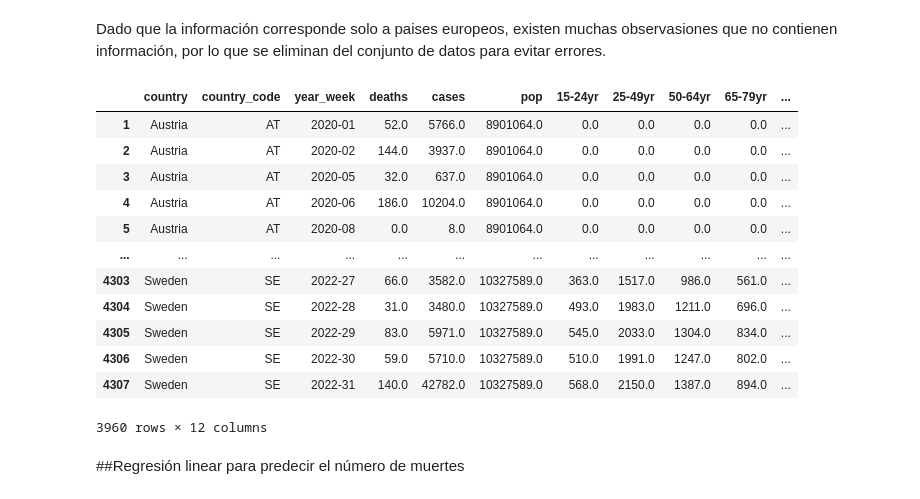
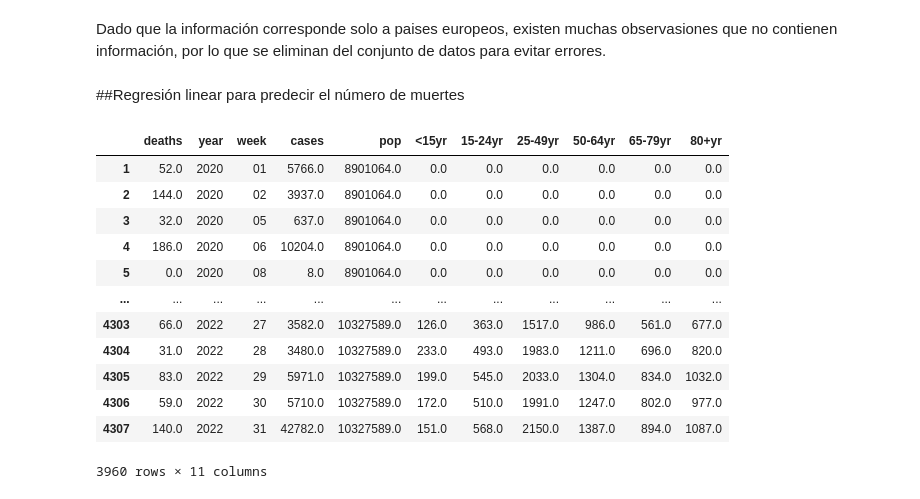
Before and after one commit to earandir/TecnicasIA, a Jupyter notebook: mexandatos06act2.ipynb, the cells around one changed output. Saved outputs shown, nothing was run; the diff lists cells and outputs as text; code cells hidden in the pictures.

```diff
--- a/mexandatos06act2.ipynb
+++ b/mexandatos06act2.ipynb
@@ -210,20 +255,23 @@ covidFinal = covid.merge(covidAge, left_on=['country', 'country_code', 'year_wee
 # %% [markdown]
 Dado que la información corresponde solo a paises europeos, existen muchas observasiones que no contienen información, por lo que se eliminan del conjunto de datos para evitar errores.
 # %%
-covidFinal.dropna()
+covidFinal.dropna(inplace=True)
-# %% [output]
-|  | country | country_code | year_week | deaths | cases | pop | 15-24yr | 25-49yr | 50-64yr | 65-79yr | ... |
-| 1 | Austria | AT | 2020-01 | 52.0 | 5766.0 | 8901064.0 | 0.0 | 0.0 | 0.0 | 0.0 | ... |
-| 2 | Austria | AT | 2020-02 | 144.0 | 3937.0 | 8901064.0 | 0.0 | 0.0 | 0.0 | 0.0 | ... |
-| 3 | Austria | AT | 2020-05 | 32.0 | 637.0 | 8901064.0 | 0.0 | 0.0 | 0.0 | 0.0 | ... |
-| 4 | Austria | AT | 2020-06 | 186.0 | 10204.0 | 8901064.0 | 0.0 | 0.0 | 0.0 | 0.0 | ... |
-| 5 | Austria | AT | 2020-08 | 0.0 | 8.0 | 8901064.0 | 0.0 | 0.0 | 0.0 | 0.0 | ... |
-| ... | ... | ... | ... | ... | ... | ... | ... | ... | ... | ... | ... |
-| 4303 | Sweden | SE | 2022-27 | 66.0 | 3582.0 | 10327589.0 | 363.0 | 1517.0 | 986.0 | 561.0 | ... |
-| 4304 | Sweden | SE | 2022-28 | 31.0 | 3480.0 | 10327589.0 | 493.0 | 1983.0 | 1211.0 | 696.0 | ... |
-| 4305 | Sweden | SE | 2022-29 | 83.0 | 5971.0 | 10327589.0 | 545.0 | 2033.0 | 1304.0 | 834.0 | ... |
-| 4306 | Sweden | SE | 2022-30 | 59.0 | 5710.0 | 10327589.0 | 510.0 | 1991.0 | 1247.0 | 802.0 | ... |
-| 4307 | Sweden | SE | 2022-31 | 140.0 | 42782.0 | 10327589.0 | 568.0 | 2150.0 | 1387.0 | 894.0 | ... |
-3960 rows × 12 columns
 # %% [markdown]
 ##Regresión linear para predecir el número de muertes
+# %%
+lr = covidFinal[['deaths', 'year', 'week', 'cases', 'pop', '<15yr', '15-24yr', '25-49yr', '50-64yr', '65-79yr', '80+yr']]
+lr
+# %% [output]
+|  | deaths | year | week | cases | pop | <15yr | 15-24yr | 25-49yr | 50-64yr | 65-79yr | 80+yr |
+| 1 | 52.0 | 2020 | 01 | 5766.0 | 8901064.0 | 0.0 | 0.0 | 0.0 | 0.0 | 0.0 | 0.0 |
+| 2 | 144.0 | 2020 | 02 | 3937.0 | 8901064.0 | 0.0 | 0.0 | 0.0 | 0.0 | 0.0 | 0.0 |
+| 3 | 32.0 | 2020 | 05 | 637.0 | 8901064.0 | 0.0 | 0.0 | 0.0 | 0.0 | 0.0 | 0.0 |
+| 4 | 186.0 | 2020 | 06 | 10204.0 | 8901064.0 | 0.0 | 0.0 | 0.0 | 0.0 | 0.0 | 0.0 |
+| 5 | 0.0 | 2020 | 08 | 8.0 | 8901064.0 | 0.0 | 0.0 | 0.0 | 0.0 | 0.0 | 0.0 |
+| ... | ... | ... | ... | ... | ... | ... | ... | ... | ... | ... | ... |
+| 4303 | 66.0 | 2022 | 27 | 3582.0 | 10327589.0 | 126.0 | 363.0 | 1517.0 | 986.0 | 561.0 | 677.0 |
+| 4304 | 31.0 | 2022 | 28 | 3480.0 | 10327589.0 | 233.0 | 493.0 | 1983.0 | 1211.0 | 696.0 | 820.0 |
+| 4305 | 83.0 | 2022 | 29 | 5971.0 | 10327589.0 | 199.0 | 545.0 | 2033.0 | 1304.0 | 834.0 | 1032.0 |
+| 4306 | 59.0 | 2022 | 30 | 5710.0 | 10327589.0 | 172.0 | 510.0 | 1991.0 | 1247.0 | 802.0 | 977.0 |
+| 4307 | 140.0 | 2022 | 31 | 42782.0 | 10327589.0 | 151.0 | 568.0 | 2150.0 | 1387.0 | 894.0 | 1087.0 |
+3960 rows × 11 columns
```
Also changed, not shown: parts of 6 cells of this notebook.
